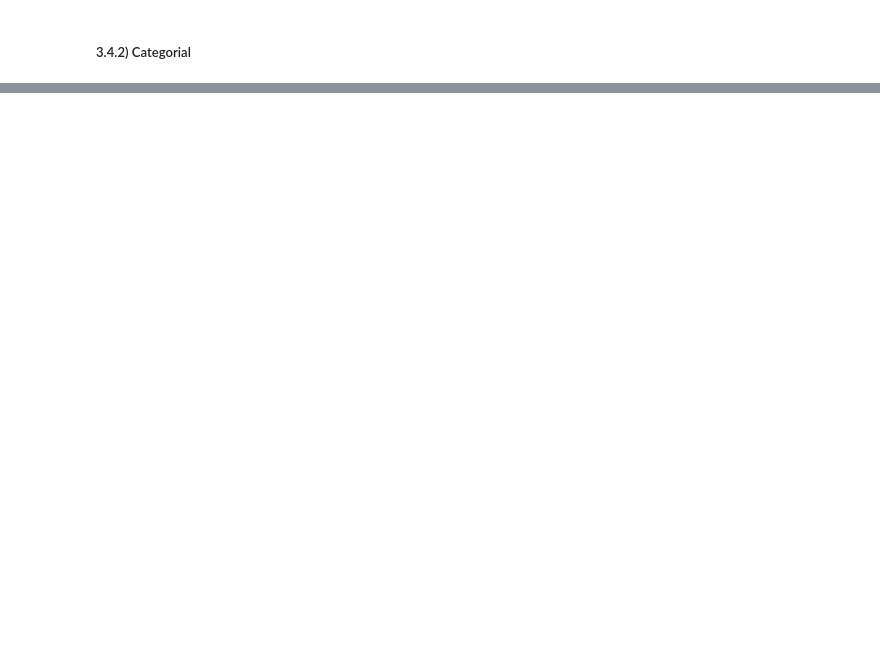
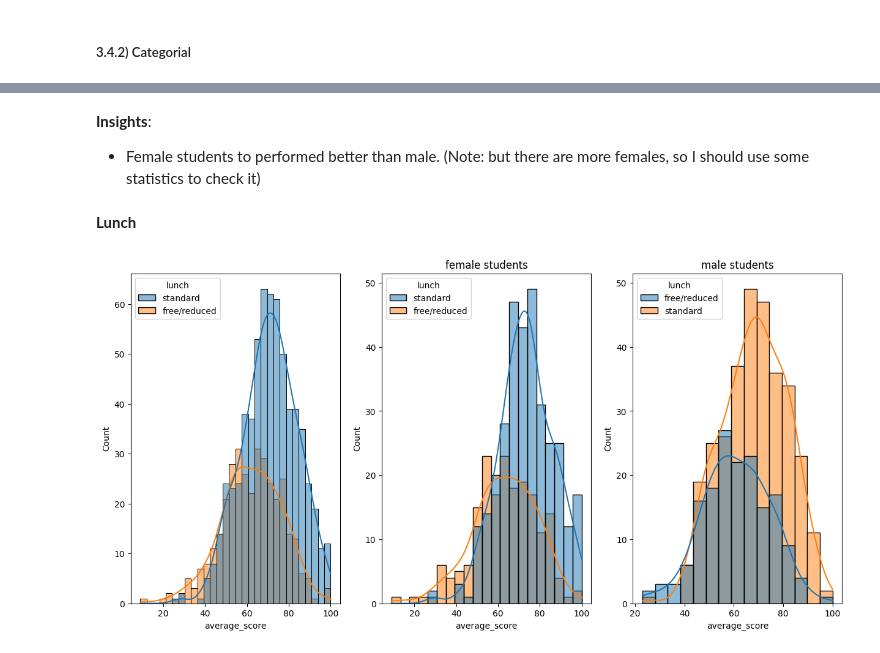
Before and after one commit to hfpmatheus/student-performance-indicator, a Jupyter notebook: notebooks/01_EXPLORATORY DATA ANALYSIS.ipynb, the cells around one changed output, grey strips where cells are left out. Drawn from its saved outputs; the diff is of its cells as text; code cells hidden in the pictures; blank space fills up the shorter version.

```diff
--- a/notebooks/01_EXPLORATORY DATA ANALYSIS.ipynb
+++ b/notebooks/01_EXPLORATORY DATA ANALYSIS.ipynb
@@ -118,0 +161,2 @@ df_categorical = df_students.select_dtypes(include='object')
+# %%
+df_students['average_score'] = (df_students['math_score'] + df_students['reading_score'] + df_students['writing_score']) / 3
@@ -118,0 +182,16 @@ df_categorical = df_students.select_dtypes(include='object')
+# %% [markdown]
+**Insights**:
+- Female students to performed better than male. (Note: but there are more females, so I should use some statistics to check it)
+# %% [markdown]
+**Lunch**
+# %%
+fig, axs = plt.subplots(1, 3, figsize=(15, 7))
+plt.subplot(131)
+sns.histplot(data=df_students, x='average_score', bins=30, kde=True, color='g', hue='lunch')
+plt.subplot(132)
+sns.histplot(data=df_students[df_students.gender=='female'], x='average_score', kde=True, hue='lunch').set_title('female students')
+plt.subplot(133)
+sns.histplot(data=df_students[df_students.gender=='male'], x='average_score', kde=True, hue='lunch').set_title('male students')
+plt.show()
+# %% [output]
+[figure, added]
```
Also changed, not shown: parts of 21 cells of this notebook.
